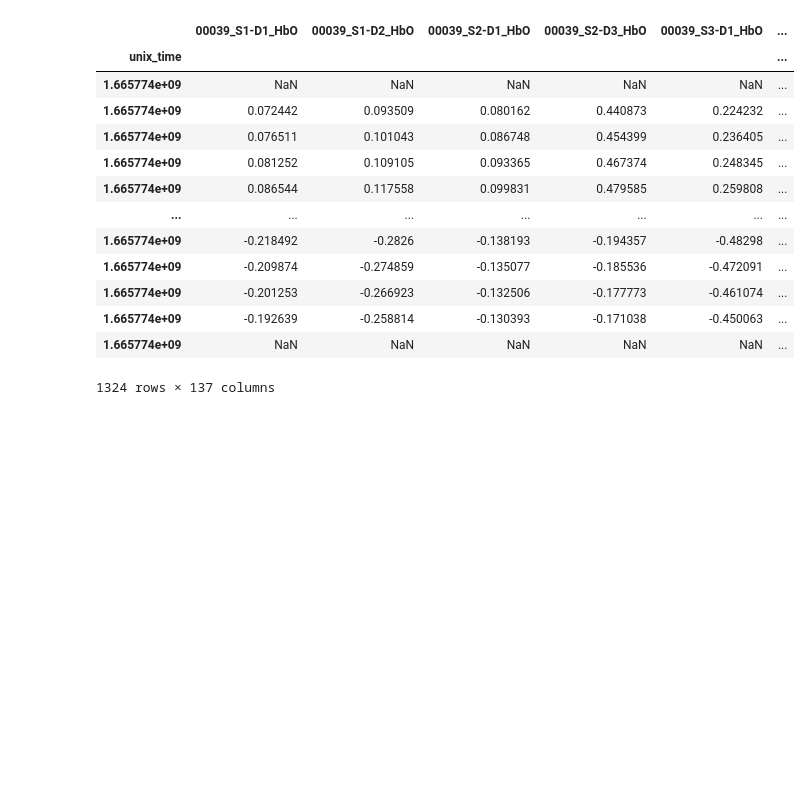
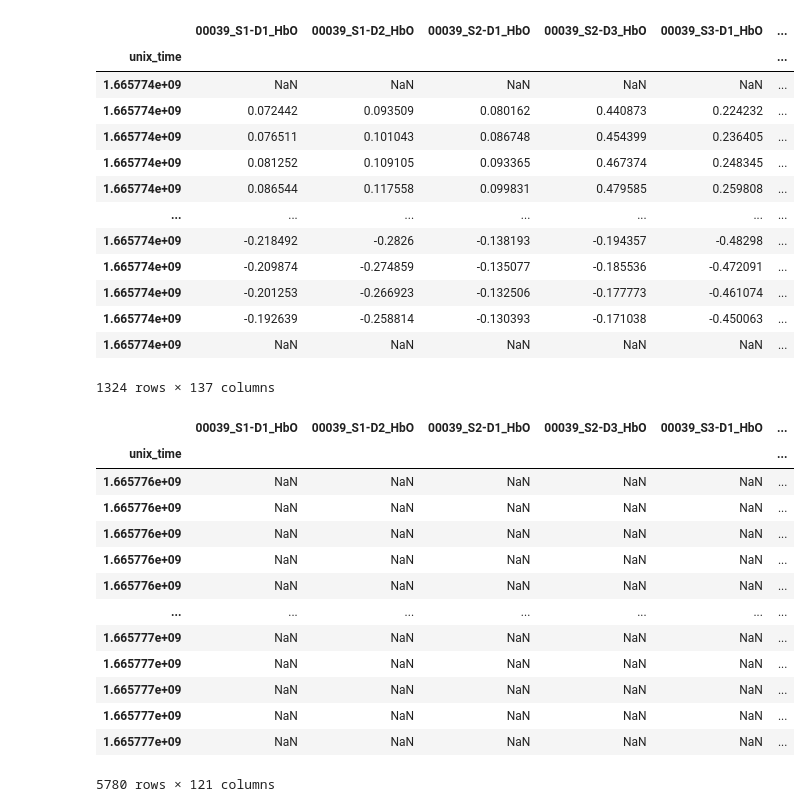
Before and after one commit to eduongAZ/tomcat-data-draft, a Jupyter notebook: code/read_csv.ipynb, the cells around one changed output. Saved outputs shown, nothing was run; the diff lists cells and outputs as text; code cells hidden in the pictures; blank space fills up the shorter version.

Commit message:
process minecraft data (#7)
* download minecraft data

* ignore DS_store

* get minecraft data

```diff
--- a/code/read_csv.ipynb
+++ b/code/read_csv.ipynb
@@ -166,3 +166,32 @@ ping_pong_cooperative.ping_pong_physio_task.head(n=1400)
 # %%
 output_dir = '/Users/ericduong/Documents/ToMCAT/tomcat-data-draft/data/processed/exp_sample'
 ping_pong_cooperative.write_physio_data_csv(output_dir)
+# %%
+metadata_path = '/Users/ericduong/Documents/ToMCAT/tomcat-data-draft/data/organized/metadata/exp_sample/metadata.json'
+minecraft_saturn_b_metadata_path = '/Users/ericduong/Documents/ToMCAT/tomcat-data-draft/data/raw/tasks/exp_2022_10_14_10/minecraft/MinecraftData_Trial-T00003_ID-eec4092d-4658-4074-aefc-e40fbdd55632.metadata'
+minecraft_physio_directory = '/Users/ericduong/Documents/ToMCAT/tomcat-data-draft/data/organized/physio_data/exp_sample'
+minecraft_physio_name = 'NIRS_filtered_minecraft_saturn_b.csv'
+
+minecraft_saturn_b = Minecraft.from_files(
+    metadata_path,
+    minecraft_saturn_b_metadata_path,
+    minecraft_physio_name,
+    minecraft_physio_directory
+)
+# %%
+minecraft_saturn_b.minecraft_physio_task.head(n=5790)
+# %% [output]
+|  | 00039_S1-D1_HbO | 00039_S1-D2_HbO | 00039_S2-D1_HbO | 00039_S2-D3_HbO | 00039_S3-D1_HbO | ... |
+| unix_time |  |  |  |  |  | ... |
+| 1.665776e+09 | NaN | NaN | NaN | NaN | NaN | ... |
+| 1.665776e+09 | NaN | NaN | NaN | NaN | NaN | ... |
+| 1.665776e+09 | NaN | NaN | NaN | NaN | NaN | ... |
+| 1.665776e+09 | NaN | NaN | NaN | NaN | NaN | ... |
+| 1.665776e+09 | NaN | NaN | NaN | NaN | NaN | ... |
+| ... | ... | ... | ... | ... | ... | ... |
+| 1.665777e+09 | NaN | NaN | NaN | NaN | NaN | ... |
+| 1.665777e+09 | NaN | NaN | NaN | NaN | NaN | ... |
+| 1.665777e+09 | NaN | NaN | NaN | NaN | NaN | ... |
+| 1.665777e+09 | NaN | NaN | NaN | NaN | NaN | ... |
+| 1.665777e+09 | NaN | NaN | NaN | NaN | NaN | ... |
+5780 rows × 121 columns
```
Also changed, not shown: parts of 2 cells of this notebook, 4 other files.
